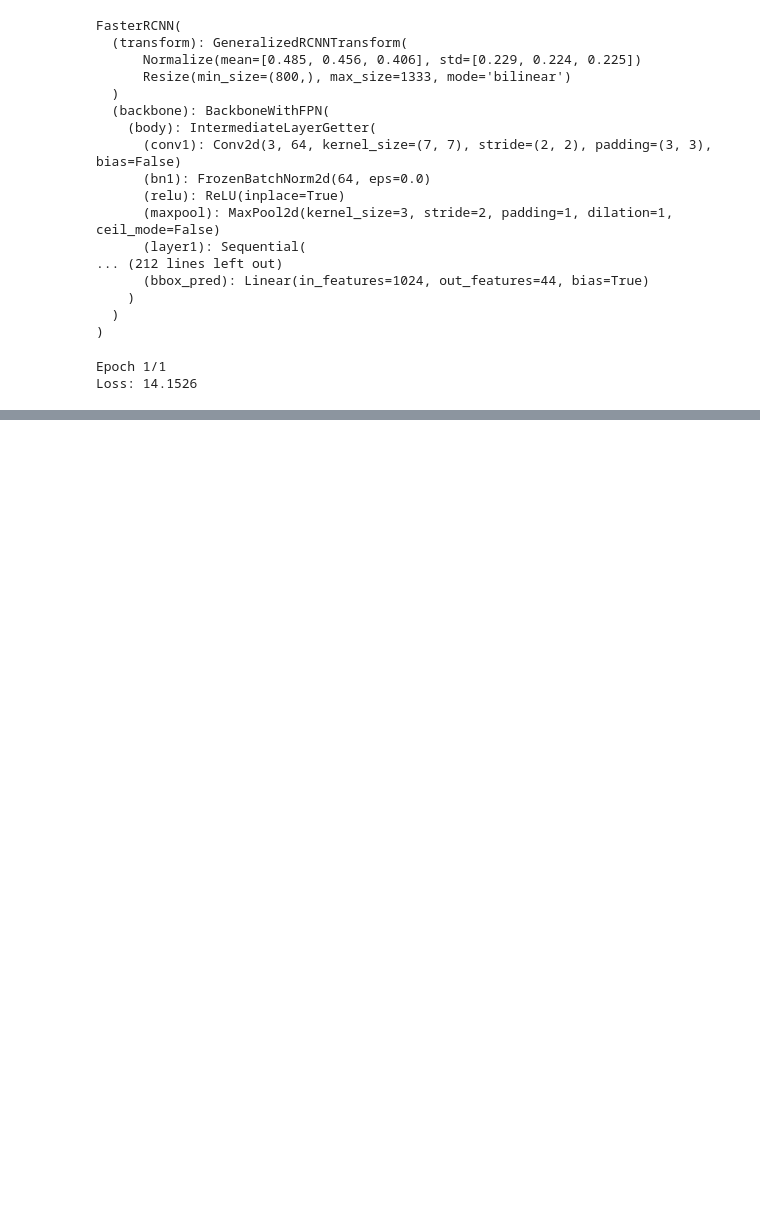
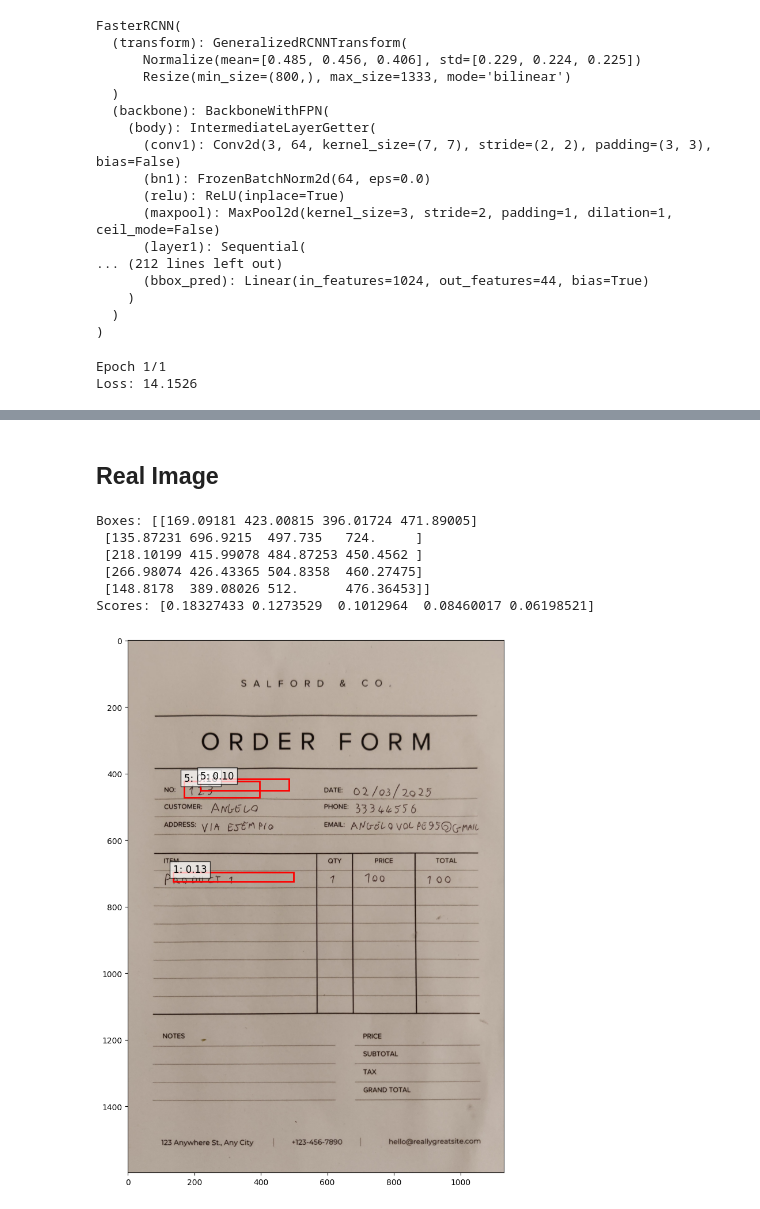
Before and after one commit to angelo-volpe/document-generator-text-extractor, a Jupyter notebook: notebooks/TextDetectorModel.ipynb, the cells around one changed output, grey strips where cells are left out. Saved outputs shown, nothing was run; the diff lists cells and outputs as text; code cells hidden in the pictures; blank space fills up the shorter version.

```diff
--- a/notebooks/TextDetectorModel.ipynb
+++ b/notebooks/TextDetectorModel.ipynb
@@ -174,0 +210,2 @@ Boxes: []
+# %% [markdown]
+## Real Image
@@ -174,0 +214,52 @@ Boxes: []
+# %%
+def align_to_template(image, template):
+    image_gray = cv2.cvtColor(image, cv2.COLOR_BGR2GRAY)
+    template_gray = cv2.cvtColor(template, cv2.COLOR_BGR2GRAY)
+
+    orb = cv2.SIFT_create(500)
+    keypoints1, descriptors1 = orb.detectAndCompute(image_gray, None)
+    keypoints2, descriptors2 = orb.detectAndCompute(template_gray, None)
+
+    # Match features.
+    matcher = cv2.DescriptorMatcher_create(cv2.DESCRIPTOR_MATCHER_BRUTEFORCE_SL2)
+    matches = matcher.match(descriptors1, descriptors2, None)
+
+    # Sort matches by score
+    matches = sorted(matches, key=lambda x: x.distance, reverse=False)
+
+    # Remove not so good matches
+    num_good_matches = int(len(matches) * 0.15)
+    matches = matches[:num_good_matches]
+
+    # Extract location of good matches
+    points1 = np.zeros((len(matches), 2), dtype=np.float32)
+    points2 = np.zeros((len(matches), 2), dtype=np.float32)
+
+    for i, match in enumerate(matches):
+        points1[i, :] = keypoints1[match.queryIdx].pt
+        points2[i, :] = keypoints2[match.trainIdx].pt
+
+    # Find homography
+    h, _ = cv2.findHomography(points1, points2, cv2.RANSAC)
+
+    # Use homography
+    height, width = template_gray.shape
+    registered_image = cv2.warpPerspective(image, h, (width, height))
+
+    return registered_image
+# %%
+image = cv2.imread("/Users/volpea/Documents/projects/document-generator-job/data/test/example_form_real_1.jpg")
+template = cv2.imread("/Users/volpea/Documents/projects/document-generator-text-extractor/data/templates/example_form_template.webp")
+# %%
+registered_image = align_to_template(image, template)
+registered_image = Image.fromarray(cv2.cvtColor(registered_image, cv2.COLOR_BGR2RGB))
+# %%
+process_document(trained_model, registered_image, device, confidence_threshold=0.1)
+# %% [output]
+Boxes: [[169.09181 423.00815 396.01724 471.89005]
+ [135.87231 696.9215  497.735   724.     ]
+ [218.10199 415.99078 484.87253 450.4562 ]
+ [266.98074 426.43365 504.8358  460.27475]
+ [148.8178  389.08026 512.      476.36453]]
+Scores: [0.18327433 0.1273529  0.1012964  0.08460017 0.06198521]
+[figure, added]
```
Also changed, not shown: parts of 9 cells of this notebook, 1 other file.
